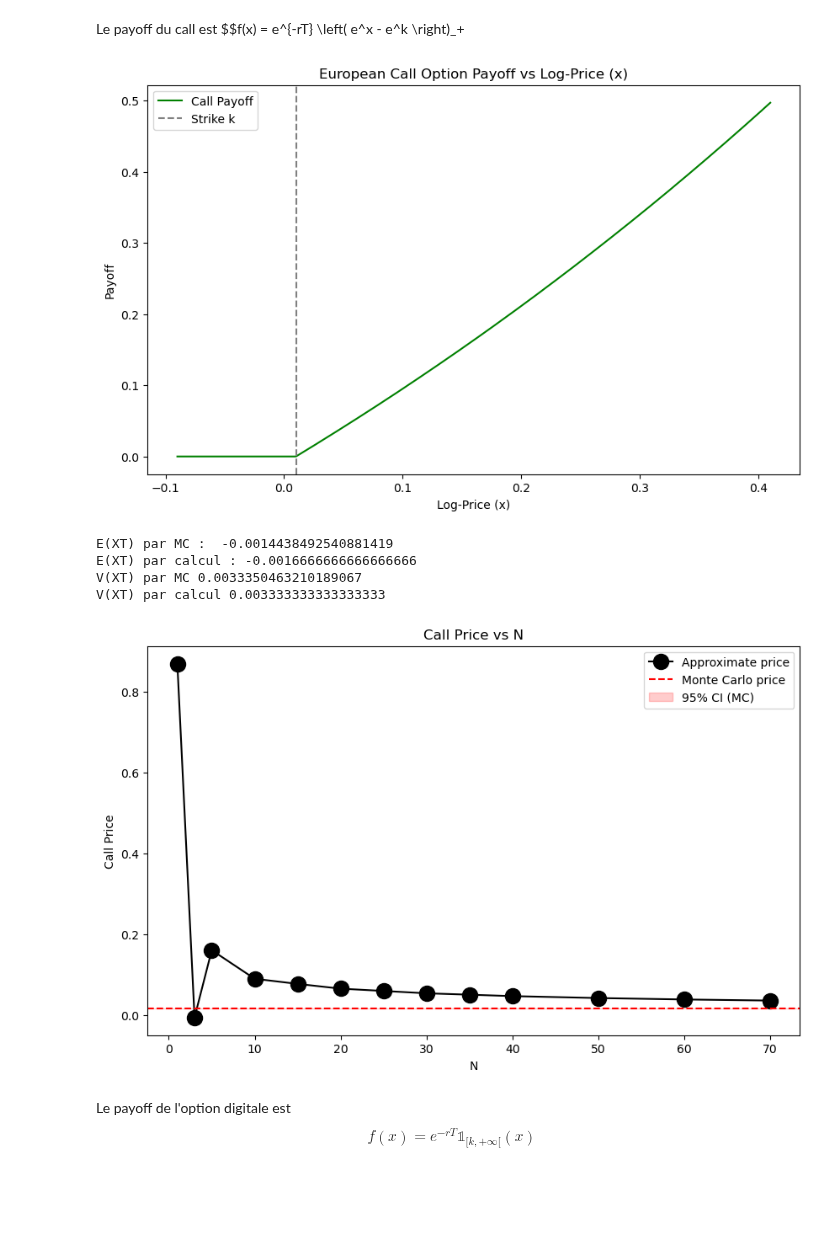
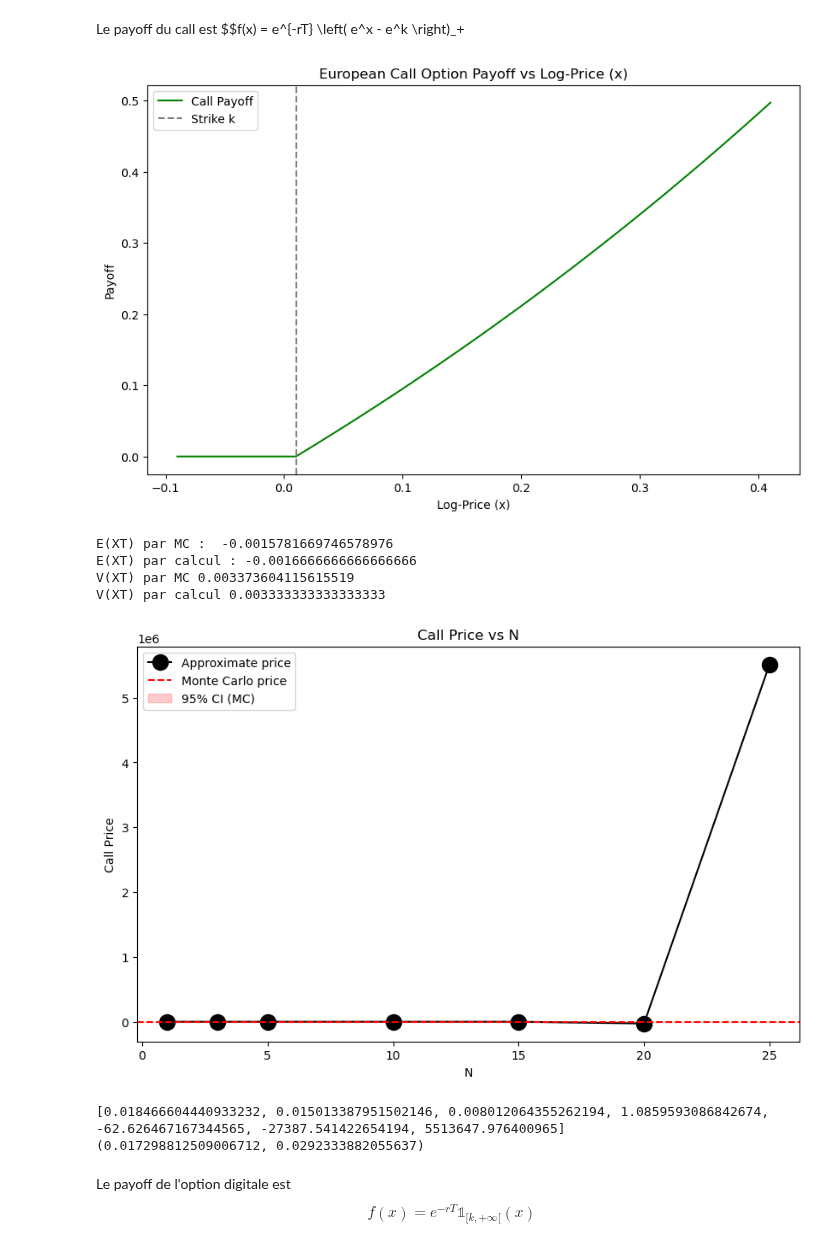
Before and after one commit to maxence2508/stage-cermics, a Jupyter notebook: jacobi.ipynb, the cells around one changed output. Drawn from its saved outputs; the diff is of its cells as text; code cells hidden in the pictures; blank space fills up the shorter version.

```diff
--- a/jacobi.ipynb
+++ b/jacobi.ipynb
@@ -237,40 +237,47 @@ print("E(XT) par calcul :", X0 + (r-delta-theta/2)*T + (V0-theta)*(np.exp(-kappa
 print("V(XT) par MC", m2_mc-m_mc**2)
 print("V(XT) par calcul", (V0-theta)*(1-np.exp(1-np.exp(-kappa*T)))/kappa + theta*T)
 
-Ns = [1, 3, 5, 10, 15, 20, 25, 30, 35, 40, 50, 60, 70]
+Ns = [1, 3, 5, 10, 15, 20, 25]
 call_prices = []
 
 for N in Ns:
     prix_call = model.price_call(N, k, T)
     call_prices.append(prix_call)
 
 # Tracé du graphe
 plt.figure(figsize=(10, 6))
 plt.plot(Ns, call_prices, marker='o', markersize=13, linestyle='-', color='black', label='Approximate price')
 
 # Monte Carlo price and confidence interval
 mean_mc, std_mc = call_price_mc
 conf_int_low = mean_mc - 1.96 * std_mc / np.sqrt(n_paths)
 conf_int_high = mean_mc + 1.96 * std_mc / np.sqrt(n_paths)
 
 # Ligne horizontale pour le prix MC
 plt.axhline(y=mean_mc, color='red', linestyle='--', label='Monte Carlo price')
 
 # Bande d'intervalle de confiance 95%
 plt.axhspan(conf_int_low, conf_int_high, xmin=0, xmax=1, color='red', alpha=0.2, label='95% CI (MC)')
 
 plt.xlabel("N")
 plt.ylabel("Call Price")
 plt.title("Call Price vs N")
 plt.legend()
 plt.show()
 # %% [output]
 [figure]
-E(XT) par MC :  -0.0014438492540881419
+E(XT) par MC :  -0.0015781669746578976
 E(XT) par calcul : -0.0016666666666666666
-V(XT) par MC 0.0033350463210189067
+V(XT) par MC 0.003373604115615519
 V(XT) par calcul 0.003333333333333333
-[figure, old version]
+[figure, new version]
+# %%
+
+print(call_prices)
+print(call_price_mc)
+# %% [output]
+[0.018466604440933232, 0.015013387951502146, 0.008012064355262194, 1.0859593086842674, -62.626467167344565, -27387.541422654194, 5513647.976400965]
+(0.017298812509006712, 0.0292333882055637)
 # %% [markdown]
 Le payoff de l'option digitale est
 $$f(x) = e^{-rT} \mathbb{1}_{[k, + \infty[} (x)$$
```
Also changed, not shown: parts of 1 cell of this notebook, 4 other files.
